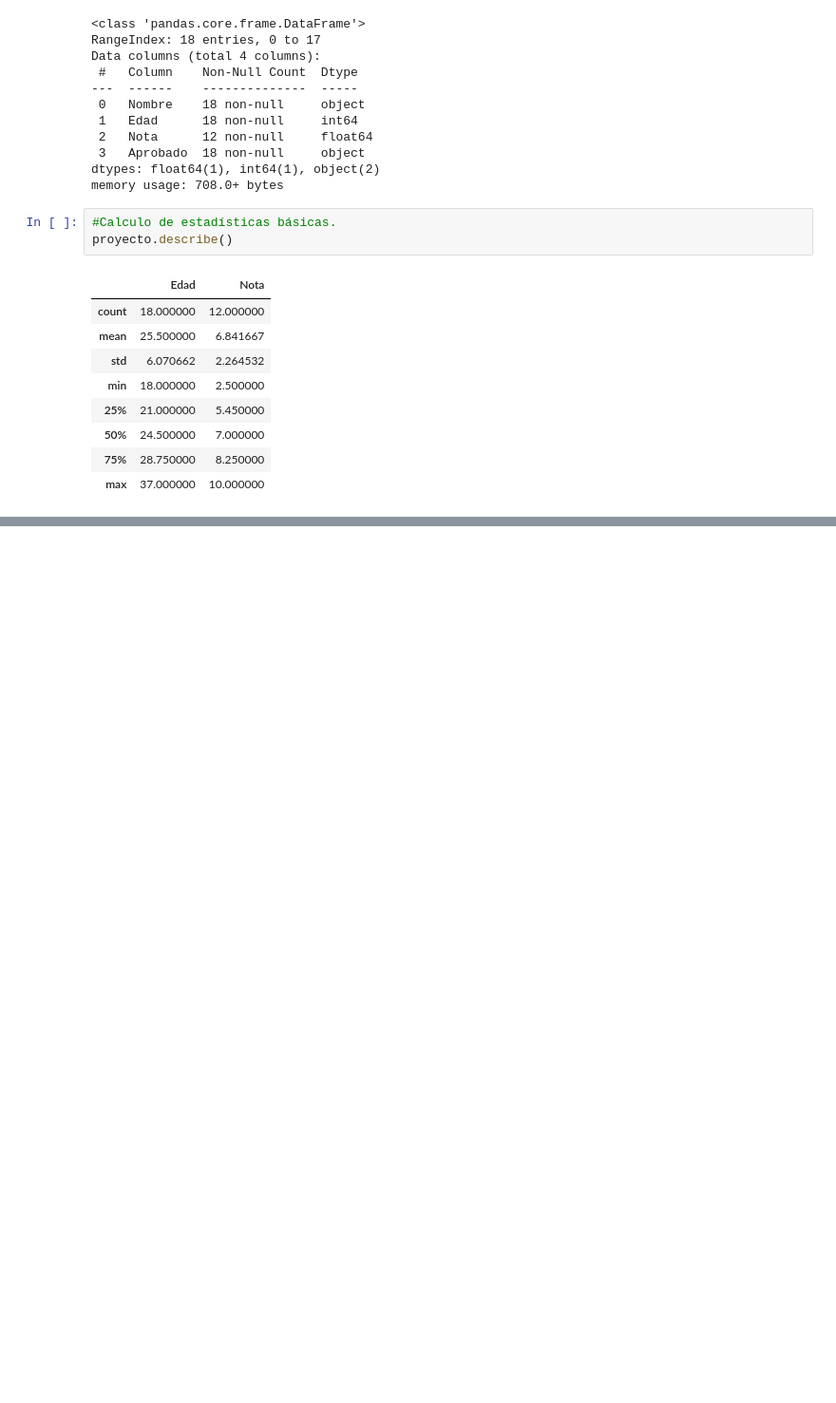
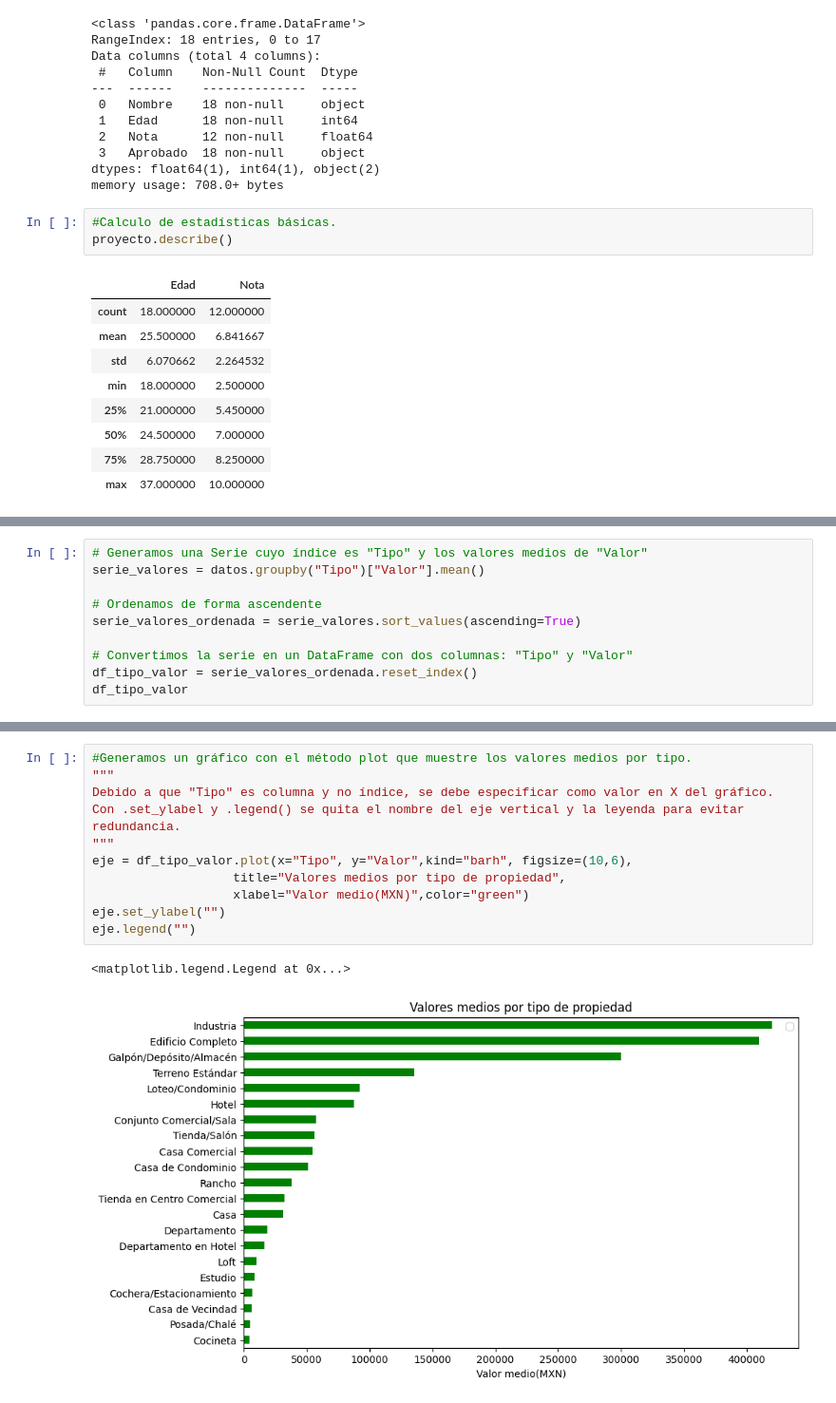
Before and after one commit to JLuceroVasquez/pandas-conociendo-la-biblioteca, a Jupyter notebook: inmuebles_cdmx.ipynb, the cells around one changed output, grey strips where cells are left out. Shown at 95% size. Saved outputs shown, nothing was run; the diff lists cells and outputs as text; blank space fills up the shorter version.

```diff
--- a/inmuebles_cdmx.ipynb
+++ b/inmuebles_cdmx.ipynb
@@ -166,0 +175,10 @@ proyecto.describe()
+# %%
+# Generamos una Serie cuyo índice es "Tipo" y los valores medios de "Valor"
+serie_valores = datos.groupby("Tipo")["Valor"].mean()
+
+# Ordenamos de forma ascendente
+serie_valores_ordenada = serie_valores.sort_values(ascending=True)
+
+# Convertimos la serie en un DataFrame con dos columnas: "Tipo" y "Valor"
+df_tipo_valor = serie_valores_ordenada.reset_index()
+df_tipo_valor
@@ -166,0 +203,14 @@ proyecto.describe()
+# %%
+#Generamos un gráfico con el método plot que muestre los valores medios por tipo.
+"""
+Debido a que "Tipo" es columna y no índice, se debe especificar como valor en X del gráfico.
+Con .set_ylabel y .legend() se quita el nombre del eje vertical y la leyenda para evitar redundancia.
+"""
+eje = df_tipo_valor.plot(x="Tipo", y="Valor",kind="barh", figsize=(10,6),
+                   title="Valores medios por tipo de propiedad",
+                   xlabel="Valor medio(MXN)",color="green")
+eje.set_ylabel("")
+eje.legend("")
+# %% [output]
+<matplotlib.legend.Legend at 0x...>
+[figure, added]
```
Also changed, not shown: parts of 50 cells of this notebook.
